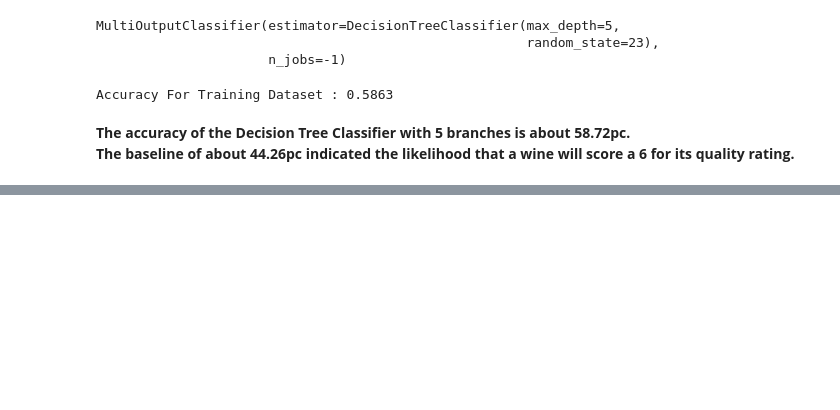
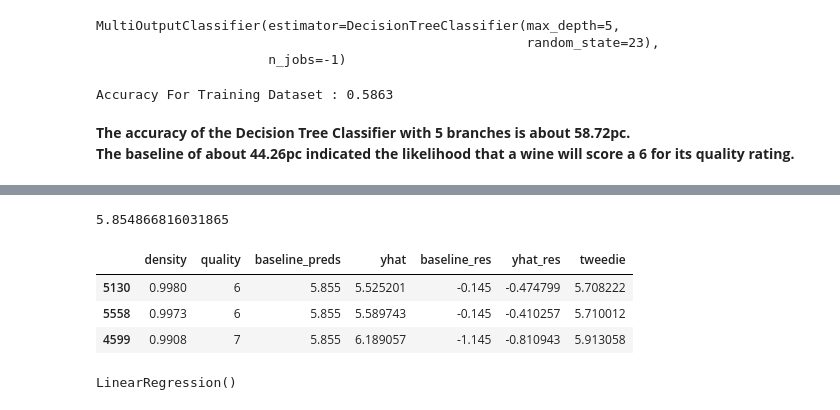
Before and after one commit to Mags-and-Smitty-Clustering-Project/group, a Jupyter notebook: project_3_workbook.ipynb, the cells around one changed output, grey strips where cells are left out. Saved outputs shown, nothing was run; the diff lists cells and outputs as text; code cells hidden in the pictures; blank space fills up the shorter version.

```diff
--- a/project_3_workbook.ipynb
+++ b/project_3_workbook.ipynb
@@ -886,0 +687,6 @@ Index(['citric_acid', 'density'], dtype='object')
+# %%
+# getting mean of target variable
+
+train['quality'].mean()
+# %% [output]
+5.854866816031865
@@ -886,0 +701,18 @@ Index(['citric_acid', 'density'], dtype='object')
+# %%
+# MAKE NEW COLUMN ON DF FOR BASELINE PREDICTIONS
+
+predictions_df['baseline_preds'] = baseline_preds
+predictions_df.sample(3)
+# %% [output]
+|  | density | quality | baseline_preds | yhat | baseline_res | yhat_res | tweedie |
+| 5130 | 0.9980 | 6 | 5.855 | 5.525201 | -0.145 | -0.474799 | 5.708222 |
+| 5558 | 0.9973 | 6 | 5.855 | 5.589743 | -0.145 | -0.410257 | 5.710012 |
+| 4599 | 0.9908 | 7 | 5.855 | 6.189057 | -1.145 | -0.810943 | 5.913058 |
+# %%
+# our linear regression model
+
+ols_model = LinearRegression()
+
+ols_model.fit(train[['density']], train[['quality']])
+# %% [output]
+LinearRegression()
```
Also changed, not shown: parts of 82 cells of this notebook, 1 other file.
